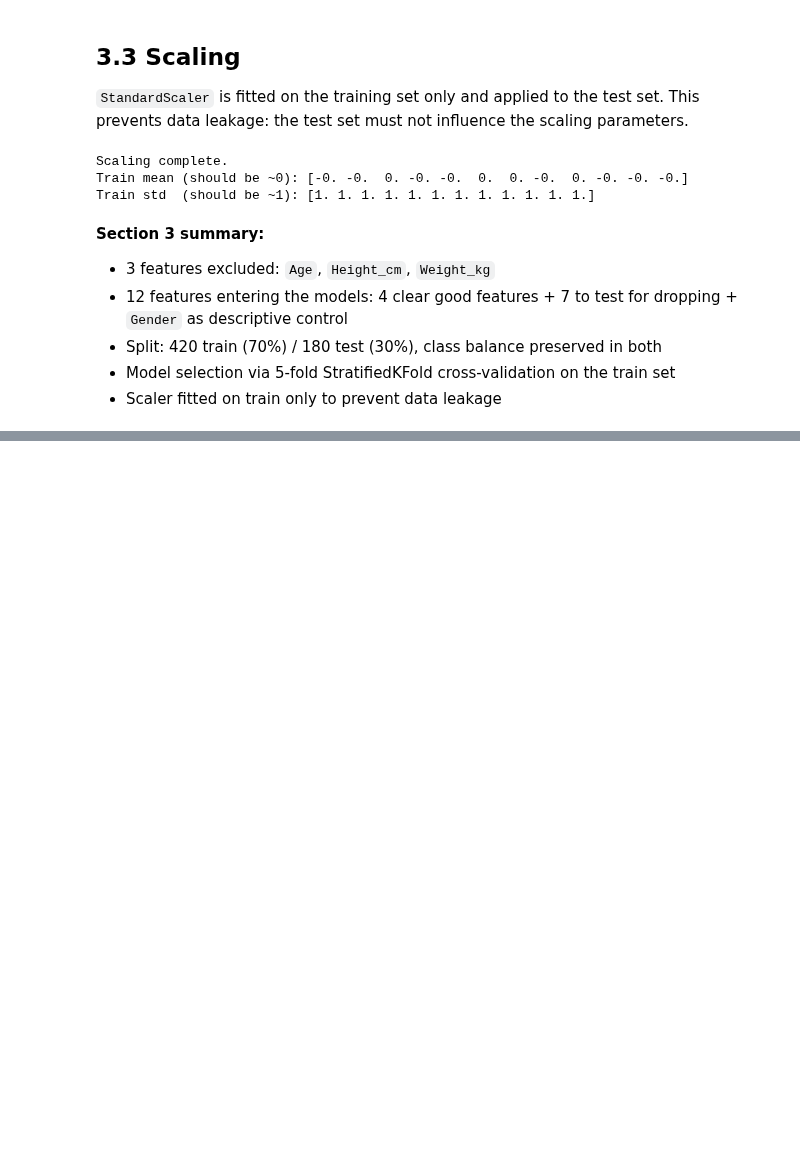
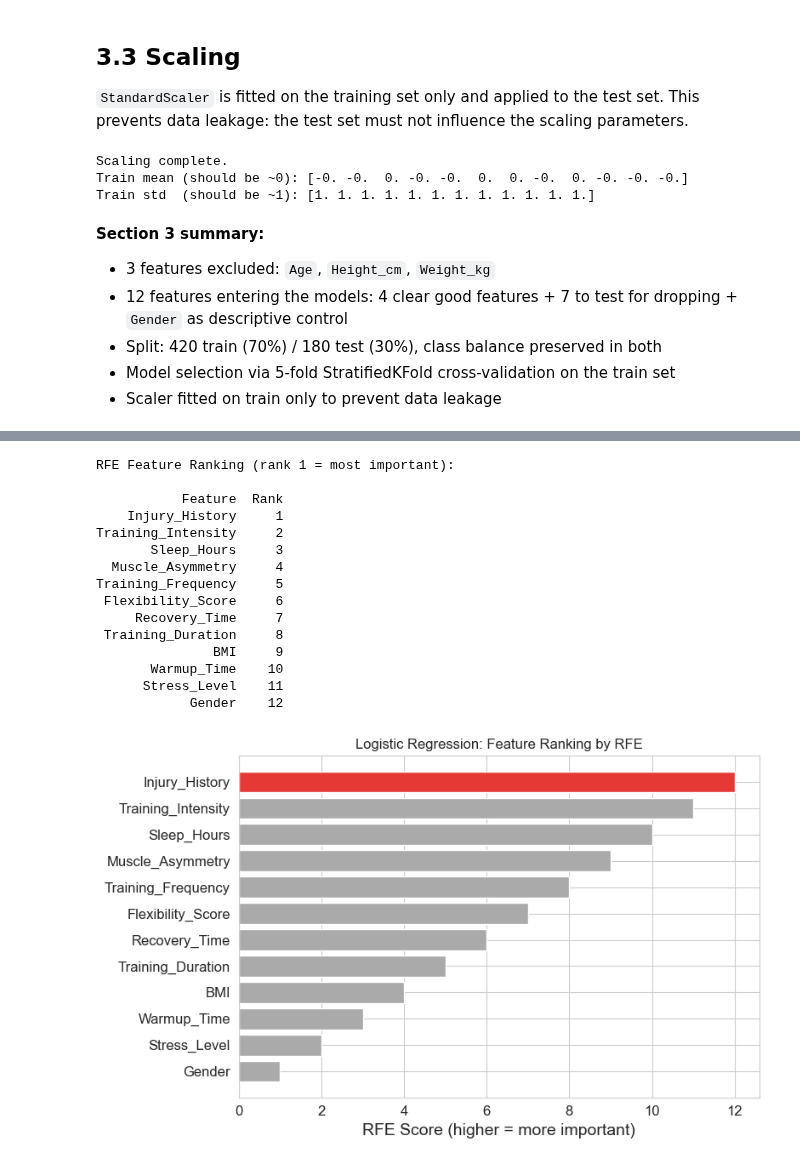
Before and after one commit to letti70033/ML-Athlete-Injury-Risk-Prediction, a Jupyter notebook: notebooks/injury_risk_model.ipynb, the cells around one changed output, grey strips where cells are left out. Cells and saved outputs as stored; diff of their text form; code cells hidden in the pictures; blank space fills up the shorter version.

```diff
--- a/notebooks/injury_risk_model.ipynb
+++ b/notebooks/injury_risk_model.ipynb
@@ -540,0 +633,44 @@ Train std  (should be ~1): [1. 1. 1. 1. 1. 1. 1. 1. 1. 1. 1. 1.]
+# %%
+from sklearn.feature_selection import RFE
+
+# RFE with n_features_to_select=1 gives a unique rank to every feature
+lr_rfe = LogisticRegression(class_weight='balanced', max_iter=1000, random_state=RANDOM_STATE)
+rfe = RFE(estimator=lr_rfe, n_features_to_select=1)
+rfe.fit(X_train_scaled, y_train)
+
+# Build a summary table: rank 1 = most important, 12 = least important
+rfe_ranking = pd.DataFrame({
+    'Feature': X_train_scaled.columns,
+    'Rank':    rfe.ranking_
+}).sort_values('Rank')
+
+print("RFE Feature Ranking (rank 1 = most important):\n")
+print(rfe_ranking.to_string(index=False))
+
+# Visualise the ranking
+fig, ax = plt.subplots(figsize=(8, 5))
+colors = [COLOR_TARGET[1] if r == 1 else '#AAAAAA' for r in rfe_ranking['Rank']]
+ax.barh(rfe_ranking['Feature'], rfe_ranking['Rank'].max() - rfe_ranking['Rank'] + 1,
+        color=colors)
+ax.set_xlabel('RFE Score (higher = more important)')
+ax.set_title('Logistic Regression: Feature Ranking by RFE')
+ax.invert_yaxis()
+plt.tight_layout()
+plt.show()
+# %% [output]
+RFE Feature Ranking (rank 1 = most important):
+
+           Feature  Rank
+    Injury_History     1
+Training_Intensity     2
+       Sleep_Hours     3
+  Muscle_Asymmetry     4
+Training_Frequency     5
+ Flexibility_Score     6
+     Recovery_Time     7
+ Training_Duration     8
+               BMI     9
+       Warmup_Time    10
+      Stress_Level    11
+            Gender    12
+[figure, added]
```
Also changed, not shown: parts of 14 cells of this notebook.
